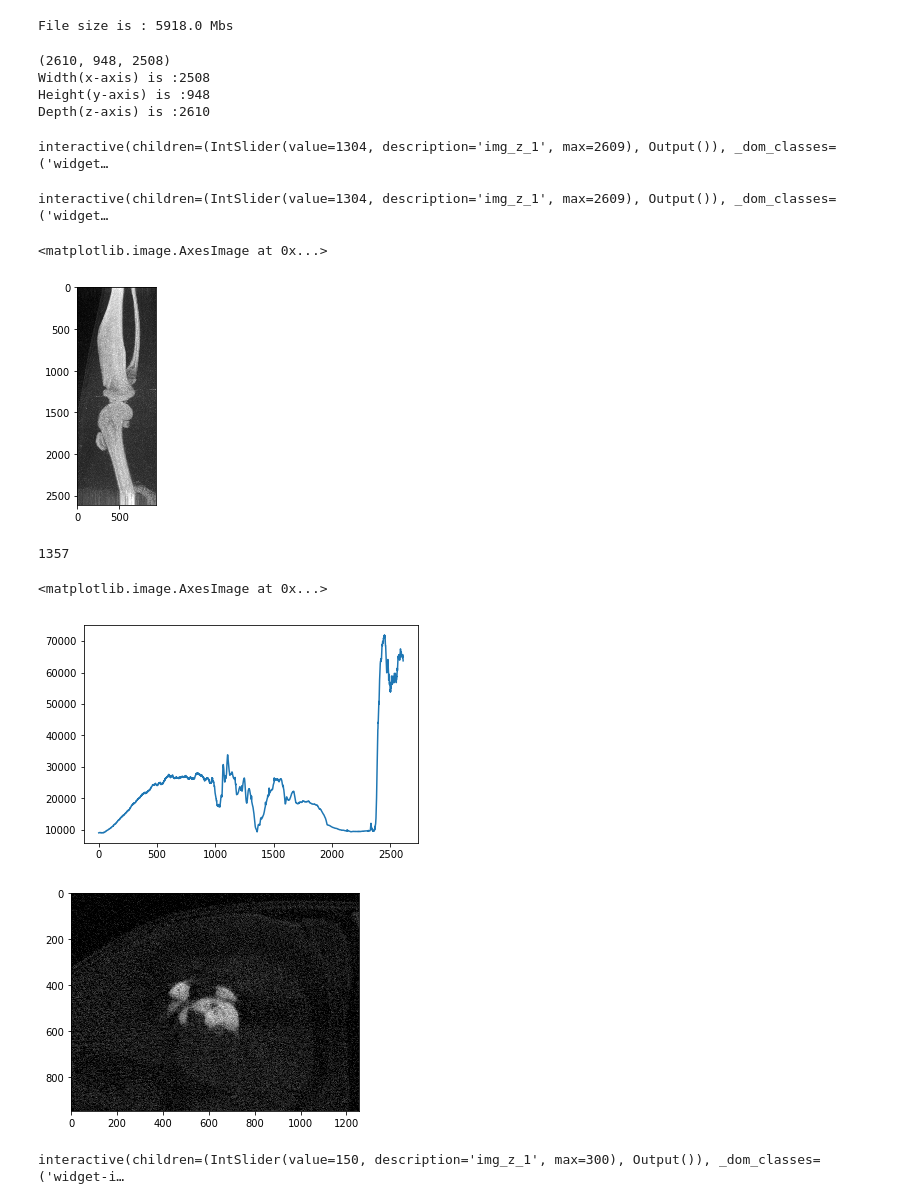
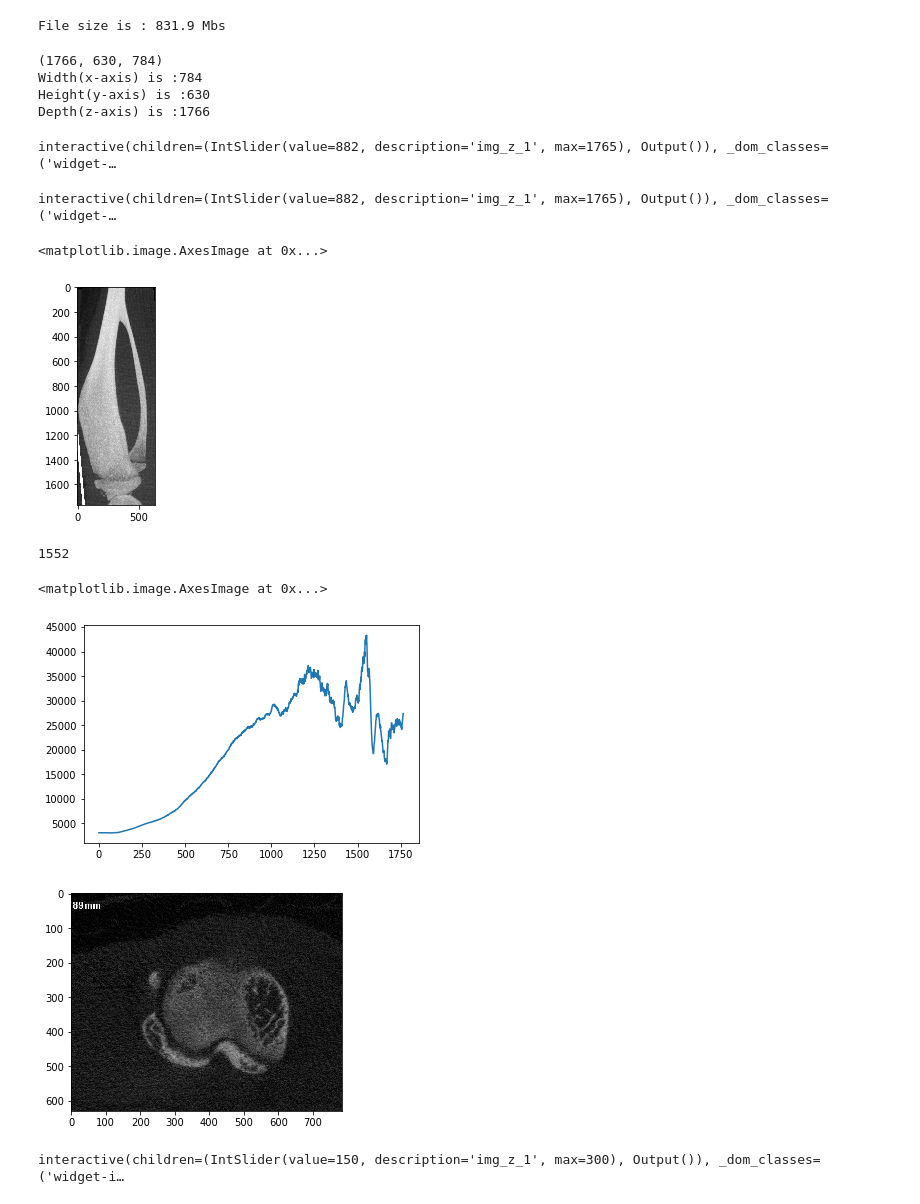
Before and after one commit to wangshubo90/python_code, a Jupyter notebook: Image_Preprocessing_demo.ipynb, the cells around one changed output. Drawn from its saved outputs; the diff is of its cells as text; code cells hidden in the pictures.

```diff
--- a/Image_Preprocessing_demo.ipynb
+++ b/Image_Preprocessing_demo.ipynb
@@ -8,27 +8,27 @@ import numpy as np
 
 %matplotlib inline
 # %%
-path = r'/media/spl/D/MicroCT_data/4th batch bone mets loading study/Reconstruction week 0/418 week 0 _Rec'
+path = r'/media/spl/D/MicroCT_data/Machine learning/Jul 2018 1st batch L & R tibia/L & R tibia 7.16/255 left tibia week 1'
 imgs = imreadseq_multithread(path, sitkimg = False)
 # %%
 import sys
 print('File size is : {:4.1f} Mbs'.format(sys.getsizeof(imgs)/1024/1024))
 # %% [output]
-File size is : 5918.0 Mbs
+File size is : 831.9 Mbs
 # %%
 print(imgs.shape)
 print('Width(x-axis) is :{}'.format(imgs.shape[2]))
 print('Height(y-axis) is :{}'.format(imgs.shape[1]))
 print('Depth(z-axis) is :{}'.format(imgs.shape[0]))
 # %% [output]
-(2610, 948, 2508)
-Width(x-axis) is :2508
-Height(y-axis) is :948
-Depth(z-axis) is :2610
+(1766, 630, 784)
+Width(x-axis) is :784
+Height(y-axis) is :630
+Depth(z-axis) is :1766
 # %%
-interact_display(imgs)
+interact_display(imgs[:,:,100:])
 # %% [output]
-interactive(children=(IntSlider(value=1304, description='img_z_1', max=2609), Output()), _dom_classes=('widget…
+interactive(children=(IntSlider(value=882, description='img_z_1', max=1765), Output()), _dom_classes=('widget-…
 # %%
 x_mid = int(imgs.shape[2]/2)
 
@@ -38,35 +38,35 @@ left = imgs[:,:,:x_mid]
 del imgs
 interact_display(left)
 # %% [output]
-interactive(children=(IntSlider(value=1304, description='img_z_1', max=2609), Output()), _dom_classes=('widget…
+interactive(children=(IntSlider(value=882, description='img_z_1', max=1765), Output()), _dom_classes=('widget-…
 # %%
-x_project = left.max(axis = 2)
+x_project = imgs.max(axis = 2)
 plt.imshow(x_project,cmap=plt.get_cmap('gray'))
 # %% [output]
 <matplotlib.image.AxesImage at 0x...>
-[figure, old version]
+[figure, new version]
 # %%
 momentum = []
-for i in left:
+for i in imgs:
     momentum.append(np.std(np.vstack(np.nonzero(i>100)), axis = 1))
 
 #momentum = [np.std(np.vstack(np.nonzero(i>100)), axis = 1) for i in left]
 
 momentum = np.array(list(map(lambda x:x[0]**2+x[1]**2,momentum)))
 
 plt.figure()
-plt.plot(index)
+plt.plot(momentum)
 
-z_index = np.argsort(index[1200:1700])[0]+1200
+z_index = np.argsort(momentum[1000:1700])[-1]+1000
 
 print(z_index)
 plt.figure()
-plt.imshow(left[z_index],cmap=plt.get_cmap('gray'))
+plt.imshow(imgs[z_index],cmap=plt.get_cmap('gray'))
 # %% [output]
-1357
+1552
 <matplotlib.image.AxesImage at 0x...>
-[figure, old version]
+[figure, new version]
-[figure, old version]
+[figure, new version]
 # %%
 left_tibia = left[:z_index]
 
```
Also changed, not shown: 2 other files.
